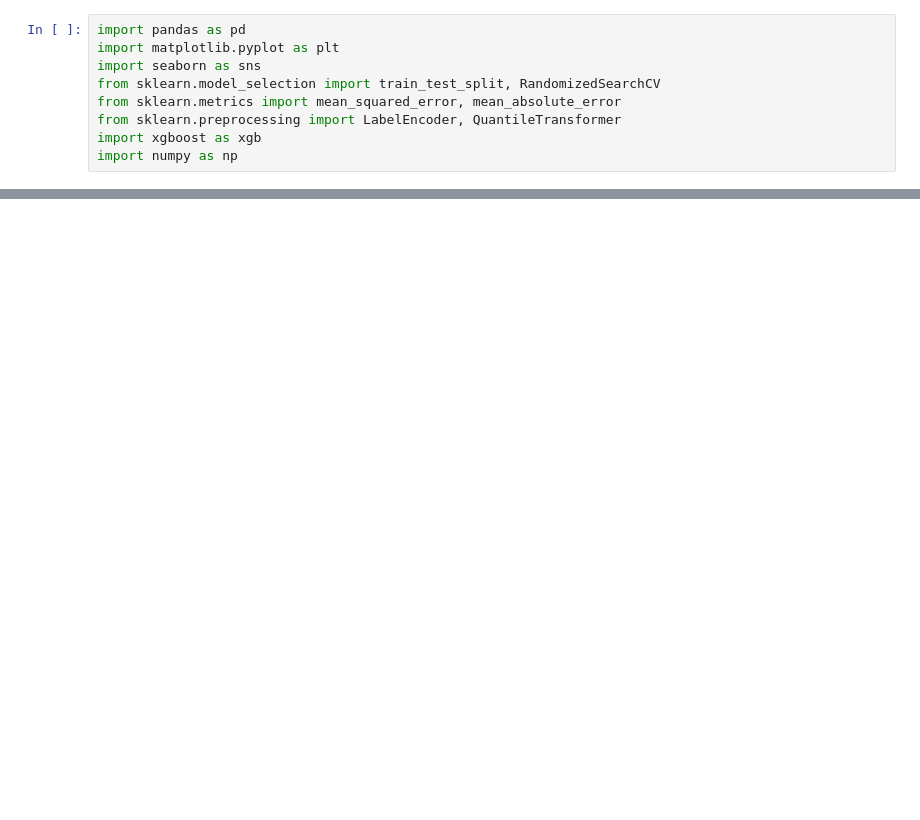
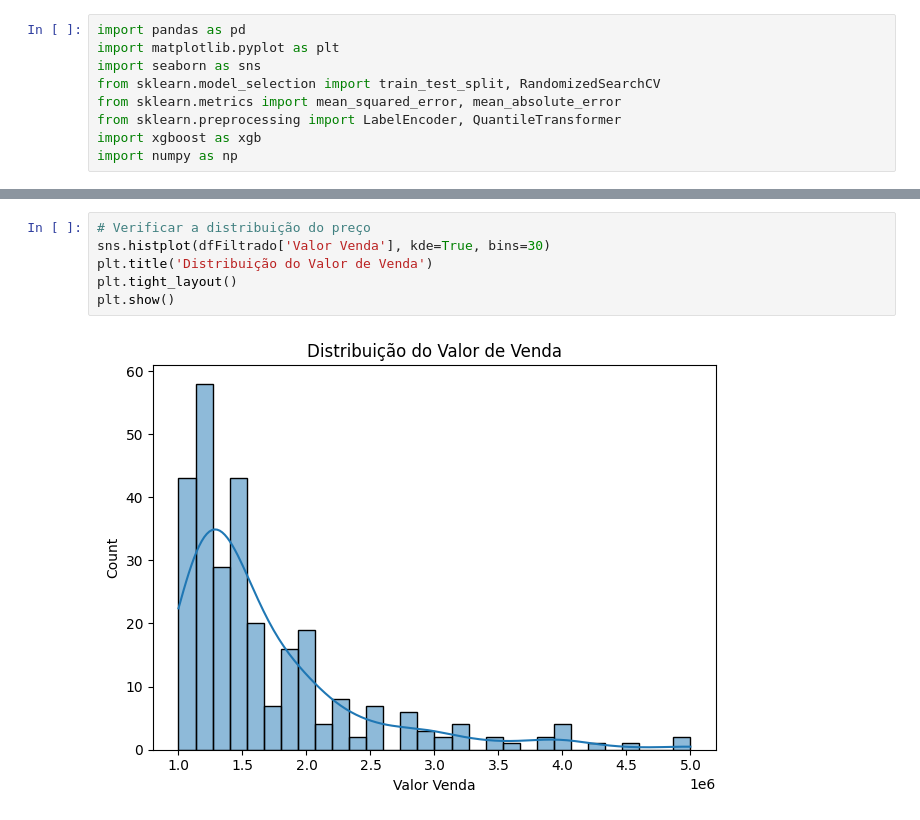
Before and after one commit to NathanAtaliba/C318_Project, a Jupyter notebook: 1000M-5000M.ipynb, the cells around one changed output, grey strips where cells are left out. Saved outputs shown, nothing was run; the diff lists cells and outputs as text; blank space fills up the shorter version.

```diff
--- a/1000M-5000M.ipynb
+++ b/1000M-5000M.ipynb
@@ -62,0 +96,8 @@ NameError: name 'pd' is not defined
+# %%
+# Verificar a distribuição do preço
+sns.histplot(dfFiltrado['Valor Venda'], kde=True, bins=30)
+plt.title('Distribuição do Valor de Venda')
+plt.tight_layout()
+plt.show()
+# %% [output]
+[figure, added]
```
Also changed, not shown: parts of 7 cells of this notebook.
